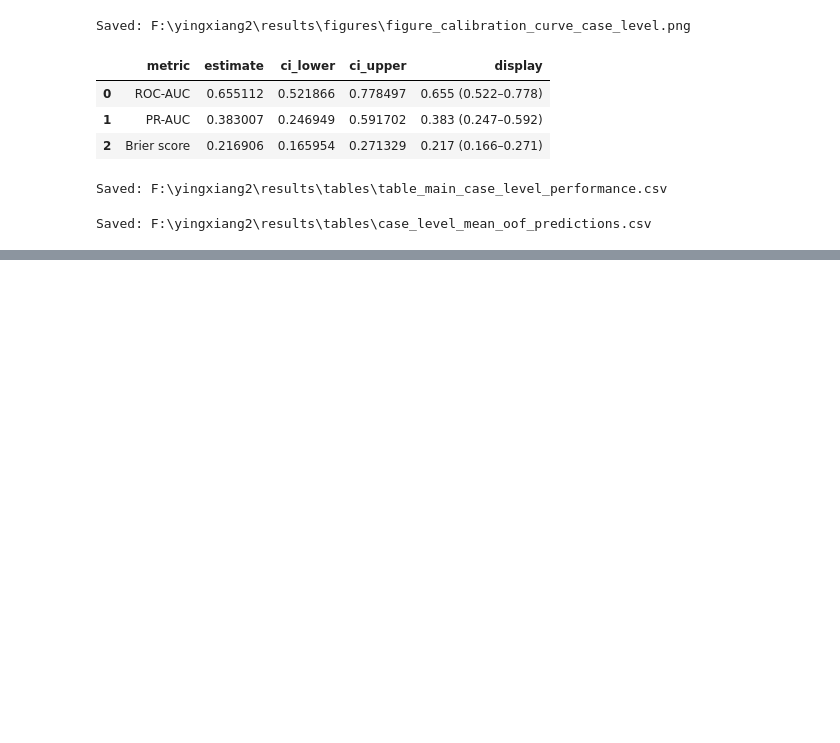
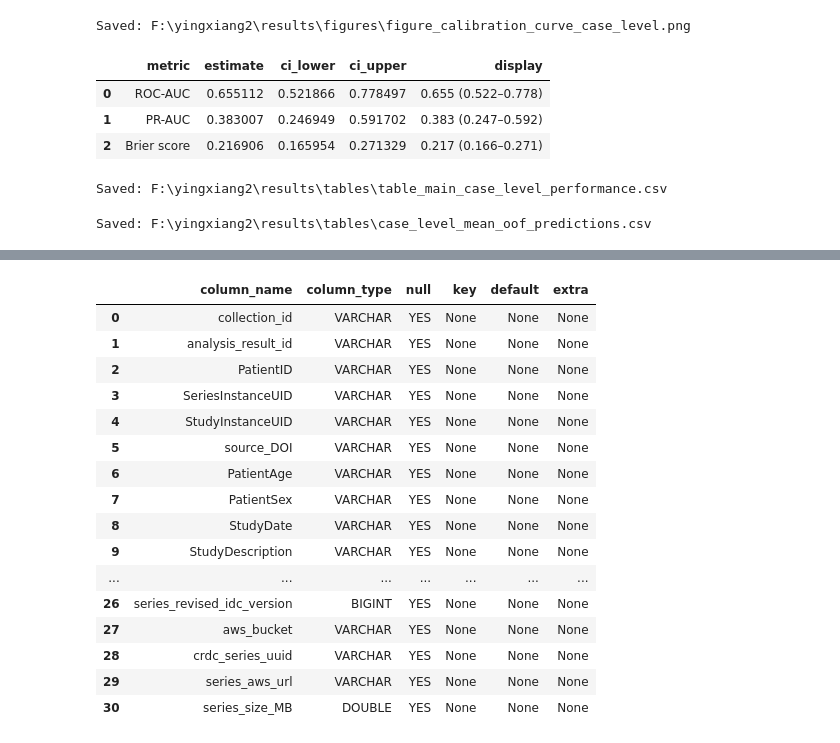
Before and after one commit to gmail2580369-del/lung2-egfr-radiomics, a Jupyter notebook: notebooks/03_modeling_nested_cv.ipynb, the cells around one changed output, grey strips where cells are left out. Cells and saved outputs as stored; diff of their text form; code cells hidden in the pictures; blank space fills up the shorter version.

```diff
--- a/notebooks/03_modeling_nested_cv.ipynb
+++ b/notebooks/03_modeling_nested_cv.ipynb
@@ -4022,0 +4926,24 @@ Saved: F:\yingxiang2\results\tables\case_level_mean_oof_predictions.csv
+# %%
+cols = client.sql_query("""
+DESCRIBE index
+""")
+
+display(cols)
+# %% [output]
+|  | column_name | column_type | null | key | default | extra |
+| 0 | collection_id | VARCHAR | YES | None | None | None |
+| 1 | analysis_result_id | VARCHAR | YES | None | None | None |
+| 2 | PatientID | VARCHAR | YES | None | None | None |
+| 3 | SeriesInstanceUID | VARCHAR | YES | None | None | None |
+| 4 | StudyInstanceUID | VARCHAR | YES | None | None | None |
+| 5 | source_DOI | VARCHAR | YES | None | None | None |
+| 6 | PatientAge | VARCHAR | YES | None | None | None |
+| 7 | PatientSex | VARCHAR | YES | None | None | None |
+| 8 | StudyDate | VARCHAR | YES | None | None | None |
+| 9 | StudyDescription | VARCHAR | YES | None | None | None |
+| ... | ... | ... | ... | ... | ... | ... |
+| 26 | series_revised_idc_version | BIGINT | YES | None | None | None |
+| 27 | aws_bucket | VARCHAR | YES | None | None | None |
+| 28 | crdc_series_uuid | VARCHAR | YES | None | None | None |
+| 29 | series_aws_url | VARCHAR | YES | None | None | None |
+| 30 | series_size_MB | DOUBLE | YES | None | None | None |
```
Also changed, not shown: parts of 58 cells of this notebook, 10 other files.
